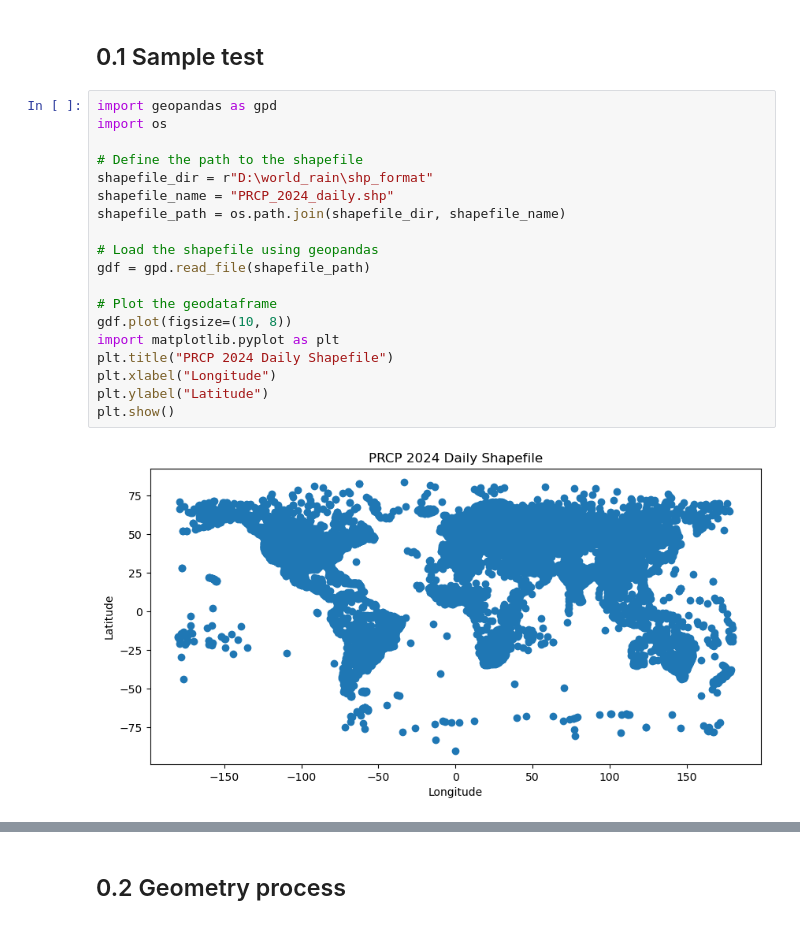
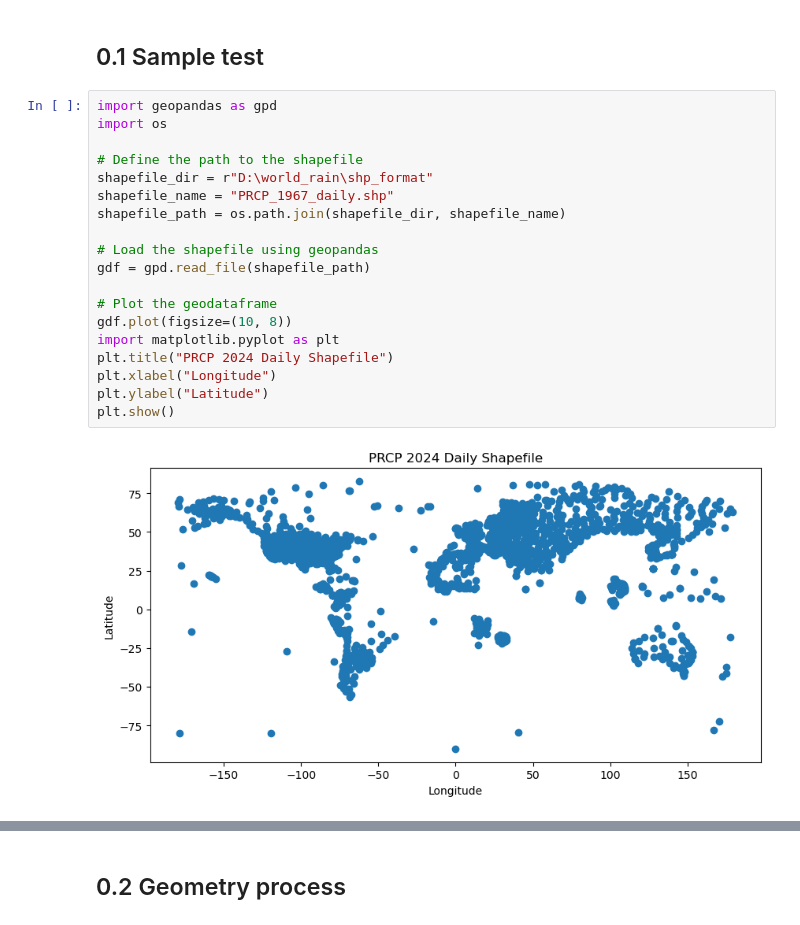
Before and after one commit to Pengyu1998526/glb_equal, a Jupyter notebook: glb_rain.ipynb, the cells around one changed output, grey strips where cells are left out. Cells and saved outputs as stored; diff of their text form.

```diff
--- a/glb_rain.ipynb
+++ b/glb_rain.ipynb
@@ -9,22 +9,22 @@
 # %%
 import geopandas as gpd
 import os
 
 # Define the path to the shapefile
 shapefile_dir = r"D:\world_rain\shp_format"
-shapefile_name = "PRCP_2024_daily.shp"
+shapefile_name = "PRCP_1967_daily.shp"
 shapefile_path = os.path.join(shapefile_dir, shapefile_name)
 
 # Load the shapefile using geopandas
 gdf = gpd.read_file(shapefile_path)
 
 # Plot the geodataframe
 gdf.plot(figsize=(10, 8))
 import matplotlib.pyplot as plt
 plt.title("PRCP 2024 Daily Shapefile")
 plt.xlabel("Longitude")
 plt.ylabel("Latitude")
 plt.show()
 # %% [output]
-[figure, old version]
+[figure, new version]
 # %%
```
Also changed, not shown: parts of 15 cells of this notebook.
